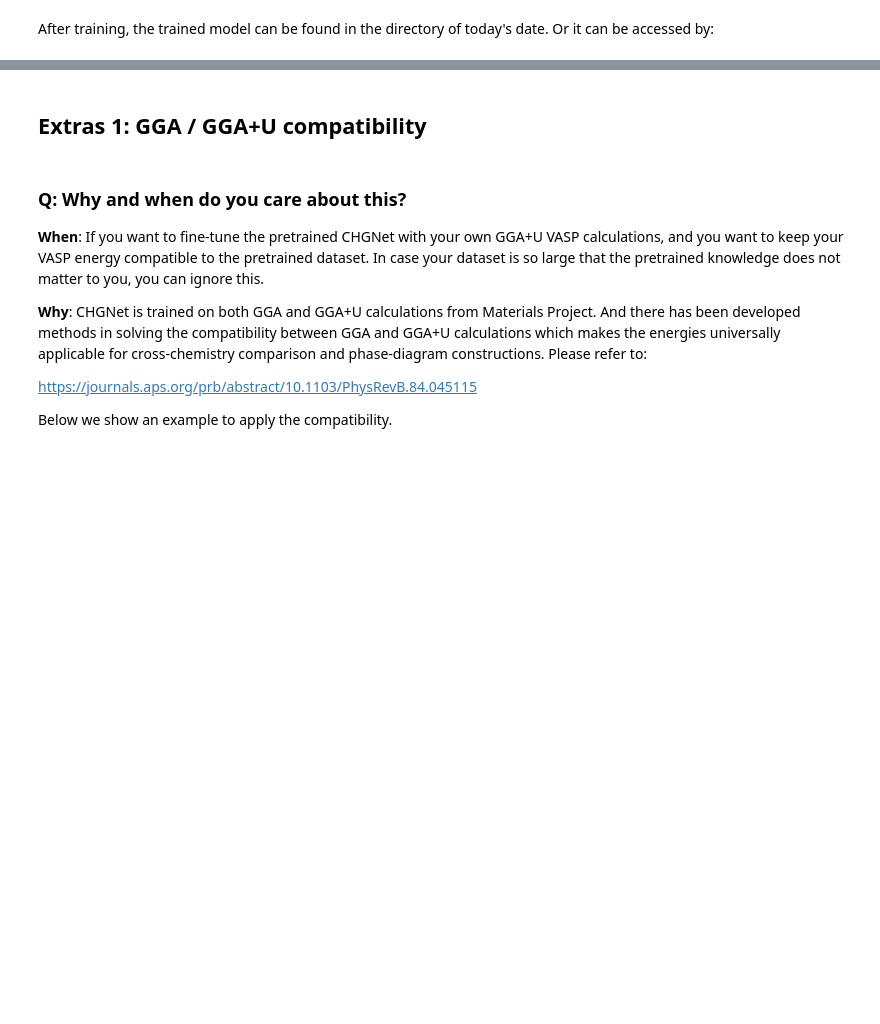
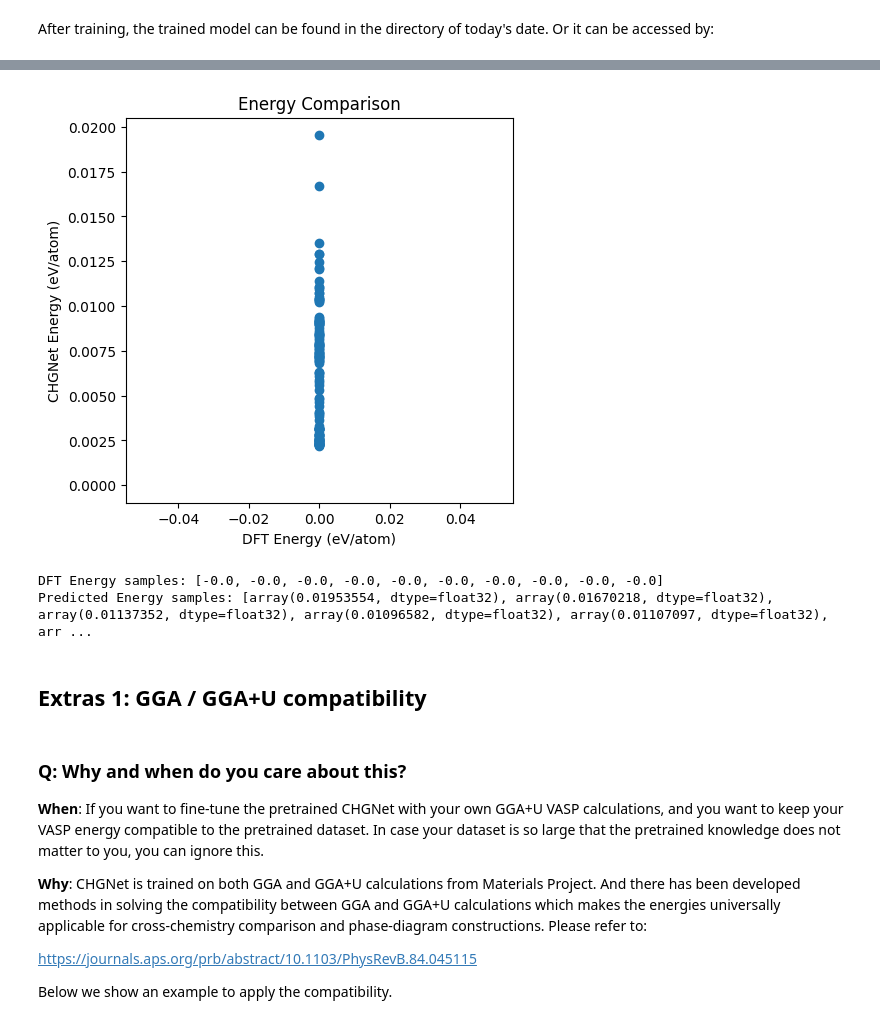
Before and after one commit to ohohohohhoh/CHGNet_fine_tuning, a Jupyter notebook: examples/fine_tuning.ipynb, the cells around one changed output, grey strips where cells are left out. Cells and saved outputs as stored; diff of their text form; code cells hidden in the pictures; blank space fills up the shorter version.

```diff
--- a/examples/fine_tuning.ipynb
+++ b/examples/fine_tuning.ipynb
@@ -360,3 +363,9 @@ After training, the trained model can be found in the directory of today's date.
 # %%
 model = trainer.model
 best_model = trainer.best_model  # best model based on validation energy MAE
+# %%
+from chgnet.utils import parse_vasp_dir
+
+test_data = parse_vasp_dir(
+    "/content/CsSnI3_test_data_1000_points/001-24cssni3_-.33404215"
+)
@@ -362,0 +395,14 @@ best_model = trainer.best_model  # best model based on validation energy MAE
+# %%
+best_model = trainer.best_model
+# %%
+predicted_energy = []
+predicted_force = []
+
+for structure in test_data["structure"]:
+
+    pred = best_model.predict_structure(structure)
+
+    predicted_energy.append(pred["e"])
+    predicted_force.append(pred["f"])
+# %%
+dft_energy = test_data["energy_per_atom"]
@@ -363,3 +487,28 @@ best_model = trainer.best_model  # best model based on validation energy MAE
+# %%
+import matplotlib.pyplot as plt
+
+plt.figure(figsize=(5,5))
+
+plt.scatter(dft_energy, predicted_energy)
+
+xmin = min(dft_energy)
+xmax = max(dft_energy)
+
+plt.plot([xmin, xmax], [xmin, xmax], "--")
+
+plt.xlabel("DFT Energy (eV/atom)")
+plt.ylabel("CHGNet Energy (eV/atom)")
+plt.title("Energy Comparison")
+
+plt.show()
+# %% [output]
+[figure, added]
+# %%
+print("DFT Energy samples:", dft_energy[:10])
+print("Predicted Energy samples:", predicted_energy[:10])
+# %% [output]
+DFT Energy samples: [-0.0, -0.0, -0.0, -0.0, -0.0, -0.0, -0.0, -0.0, -0.0, -0.0]
+Predicted Energy samples: [array(0.01953554, dtype=float32), array(0.01670218, dtype=float32), array(0.01137352, dtype=float32), array(0.01096582, dtype=float32), array(0.01107097, dtype=float32), arr ...
 # %% [markdown]
 ## Extras 1: GGA / GGA+U compatibility
 # %% [markdown]
```
Also changed, not shown: parts of 18 cells of this notebook.
